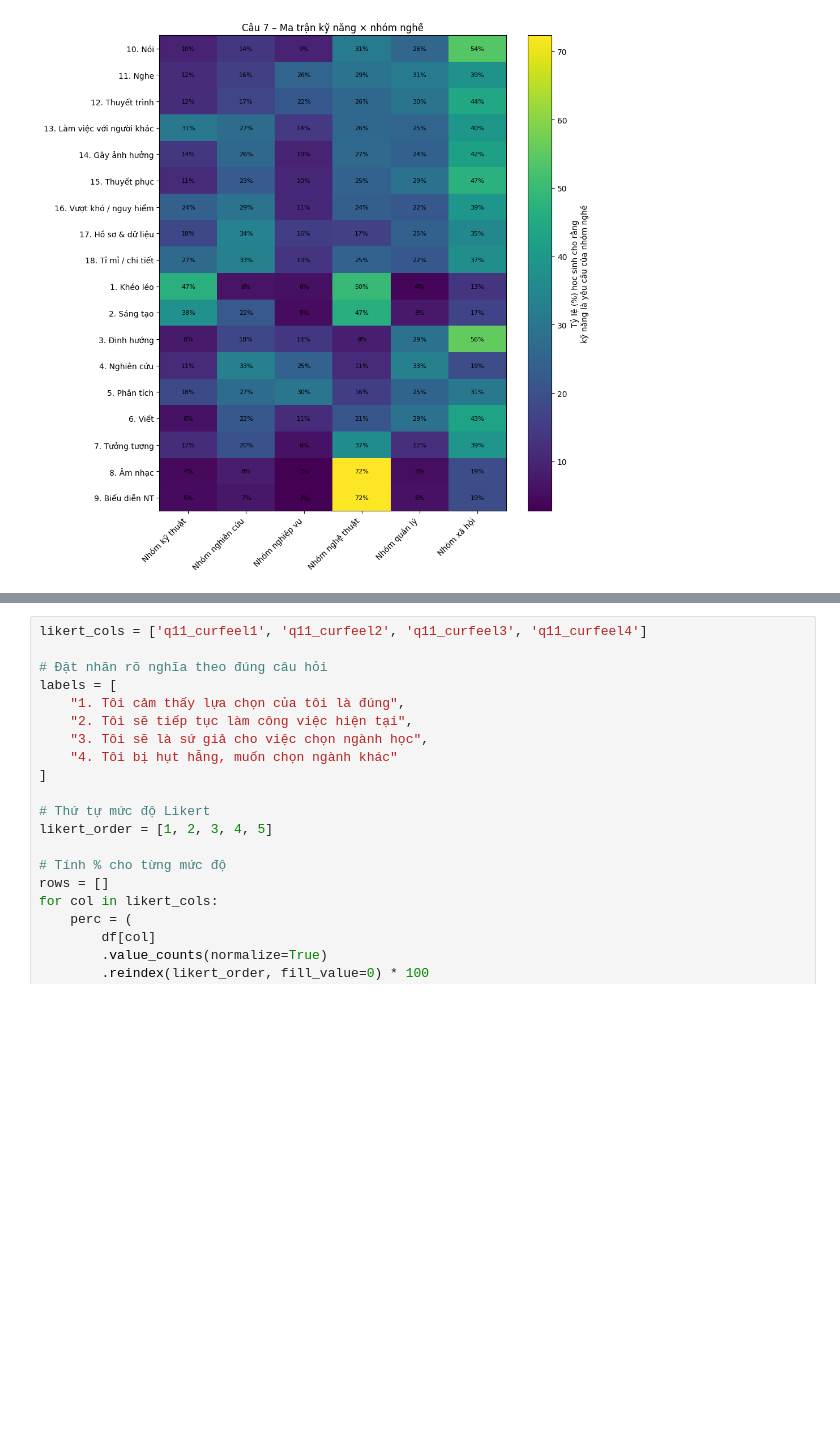
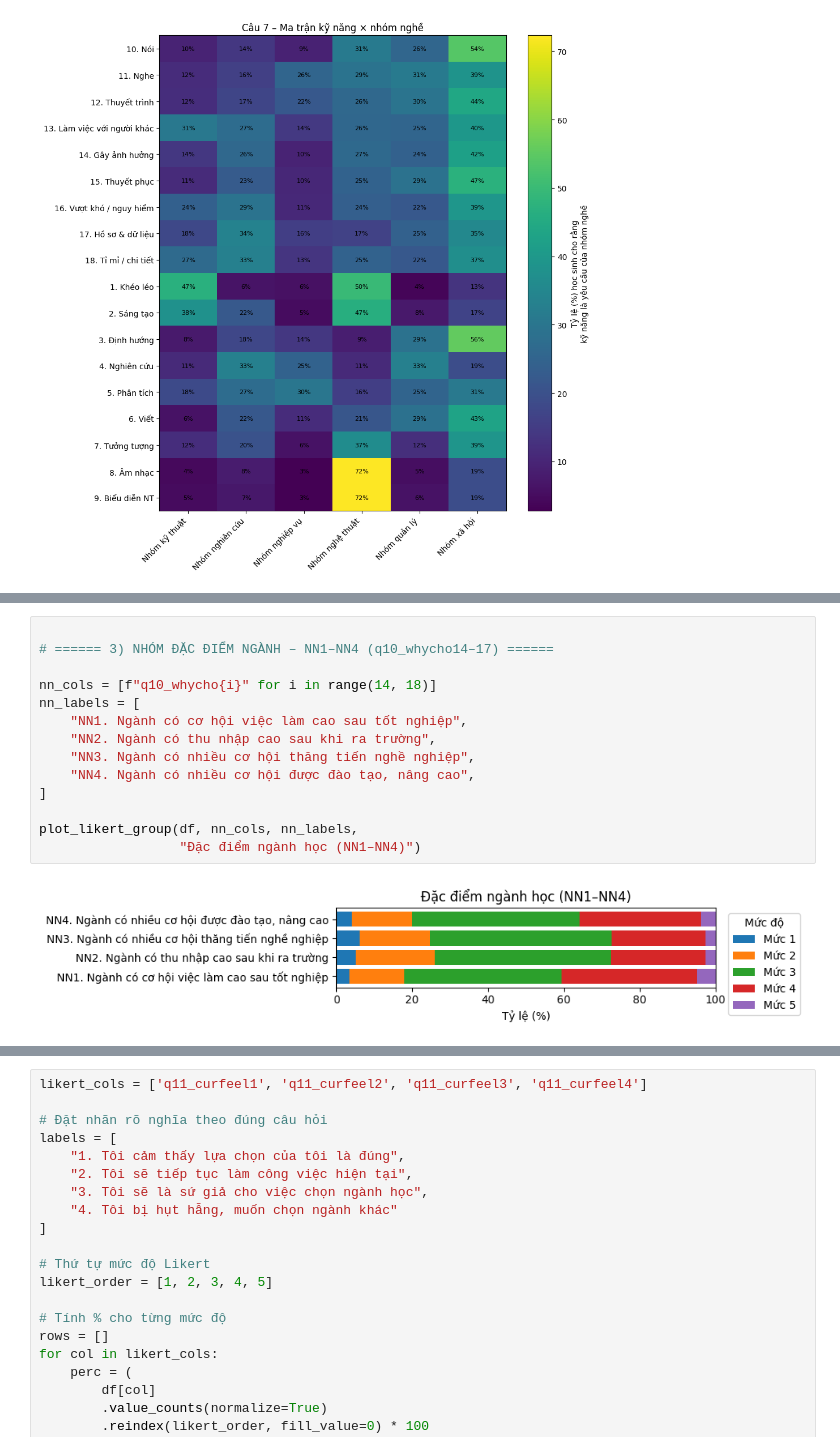
Before and after one commit to lamphat344961-alt/Th-ng-k--m-y-t-nh-v---ng-d-ng, a Jupyter notebook: PT_Phieu/Truc_quan.ipynb, the cells around one changed output, grey strips where cells are left out. Saved outputs shown, nothing was run; the diff lists cells and outputs as text; blank space fills up the shorter version.

```diff
--- a/PT_Phieu/Truc_quan.ipynb
+++ b/PT_Phieu/Truc_quan.ipynb
@@ -565,0 +641,16 @@ plt.show()
+# %%
+
+# ====== 3) NHÓM ĐẶC ĐIỂM NGÀNH – NN1–NN4 (q10_whycho14–17) ======
+
+nn_cols = [f"q10_whycho{i}" for i in range(14, 18)]
+nn_labels = [
+    "NN1. Ngành có cơ hội việc làm cao sau tốt nghiệp",
+    "NN2. Ngành có thu nhập cao sau khi ra trường",
+    "NN3. Ngành có nhiều cơ hội thăng tiến nghề nghiệp",
+    "NN4. Ngành có nhiều cơ hội được đào tạo, nâng cao",
+]
+
+plot_likert_group(df, nn_cols, nn_labels,
+                  "Đặc điểm ngành học (NN1–NN4)")
+# %% [output]
+[figure, added]
```
Also changed, not shown: parts of 12 cells of this notebook, 1 other file.
